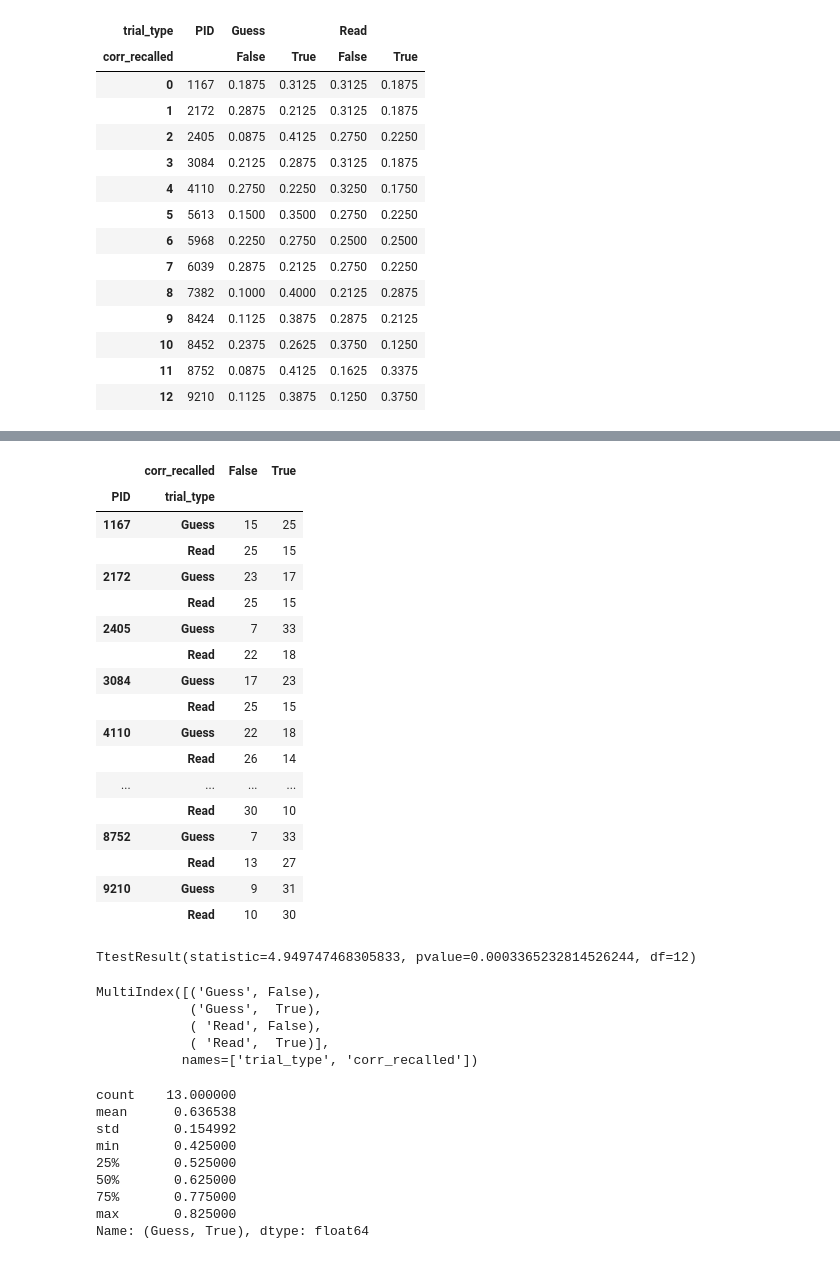
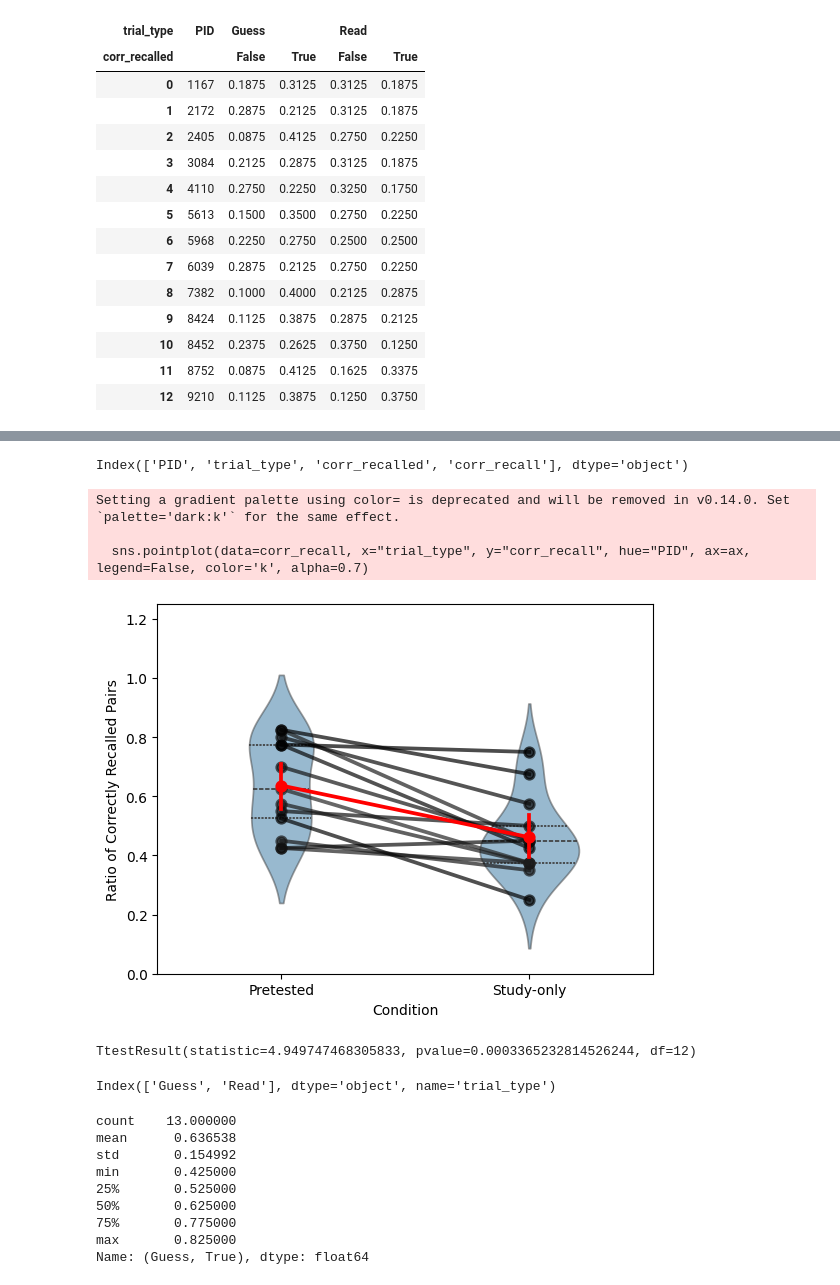
Before and after one commit to zs-nemecz/Guess_fMRI, a Jupyter notebook: behavioral_data_analysis.ipynb, the cells around one changed output, grey strips where cells are left out. Drawn from its saved outputs; the diff is of its cells as text; code cells hidden in the pictures.

```diff
--- a/behavioral_data_analysis.ipynb
+++ b/behavioral_data_analysis.ipynb
@@ -169,7 +216,10 @@ corr_recall_sum
 | 11 | 8752 | 0.0875 | 0.4125 | 0.1625 | 0.3375 |
 | 12 | 9210 | 0.1125 | 0.3875 | 0.1250 | 0.3750 |
 # %%
-corr_recall_sum = pd.crosstab(index=recall['PID'], columns = [recall['corr_recalled'], recall['trial_type']])#.reset_index()
-#corr_recall_sum['Guess'] = corr_recall_sum['Guess'] / 40
-#corr_recall_sum['Read'] = corr_recall_sum['Read'] / 40
-corr_recall_sum
+corr_recall_sum = pd.crosstab(index=recall['PID'], columns = [recall['trial_type'], recall['corr_recalled']])#.reset_index()
+corr_recall_sum['Guess'] = corr_recall_sum['Guess'] / 40
+corr_recall_sum['Read'] = corr_recall_sum['Read'] / 40
+#corr_recall_sum = corr_recall_sum.stack()
+corr_recall = corr_recall_sum.stack([0,1], future_stack=True).reset_index()
+corr_recall.rename(columns = {0:"corr_recall"}, inplace=True)
+corr_recall = corr_recall[corr_recall["corr_recalled"]==True]
@@ -193,24 +226,23 @@ corr_recall_sum
-# %%
-corr_recall_sum.stack()#.melt(id_vars="index")
-# %% [output]
-|  | corr_recalled | False | True |
-| PID | trial_type |  |  |
-| 1167 | Guess | 15 | 25 |
-|  | Read | 25 | 15 |
-| 2172 | Guess | 23 | 17 |
-|  | Read | 25 | 15 |
-| 2405 | Guess | 7 | 33 |
-|  | Read | 22 | 18 |
-| 3084 | Guess | 17 | 23 |
-|  | Read | 25 | 15 |
-| 4110 | Guess | 22 | 18 |
-|  | Read | 26 | 14 |
-| ... | ... | ... | ... |
-|  | Read | 30 | 10 |
-| 8752 | Guess | 7 | 33 |
-|  | Read | 13 | 27 |
-| 9210 | Guess | 9 | 31 |
-|  | Read | 10 | 30 |
+# %%
+corr_recall.columns
+# %% [output]
+Index(['PID', 'trial_type', 'corr_recalled', 'corr_recall'], dtype='object')
+# %%
+fig, ax = plt.subplots()
+#sns.lineplot(data=corr_recall, x="trial_type", y="corr_recall", hue="PID", ax=ax, legend=False)
+sns.violinplot(data=corr_recall, x="trial_type", y="corr_recall", ax=ax, alpha=0.5, inner="quart", gap=0.5)
+sns.pointplot(data=corr_recall, x="trial_type", y="corr_recall", hue="PID", ax=ax, legend=False, color='k', alpha=0.7)
+sns.pointplot(data=corr_recall, x="trial_type", y="corr_recall", units="PID", ax=ax, legend=False, color='r')
+ax.set_ylim(0,1.25)
+ax.set_ylabel("Ratio of Correctly Recalled Pairs")
+ax.set_xlabel("Condition")
+ax.set_xticklabels(["Pretested", "Study-only"])
+fig.savefig("CorrRecall_ratio.png")
+# %% [output]
+Setting a gradient palette using color= is deprecated and will be removed in v0.14.0. Set `palette='dark:k'` for the same effect.
+
+  sns.pointplot(data=corr_recall, x="trial_type", y="corr_recall", hue="PID", ax=ax, legend=False, color='k', alpha=0.7)
+[figure, added]
 # %%
 scp.ttest_rel(corr_recall_sum['Guess'][True], corr_recall_sum['Read'][True])
 # %% [output]
@@ -218,11 +250,7 @@ TtestResult(statistic=4.949747468305833, pvalue=0.0003365232814526244, df=12)
 # %%
 corr_recall_sum.columns
 # %% [output]
-MultiIndex([('Guess', False),
-            ('Guess',  True),
-            ( 'Read', False),
-            ( 'Read',  True)],
-           names=['trial_type', 'corr_recalled'])
+Index(['Guess', 'Read'], dtype='object', name='trial_type')
 # %%
 corr_recall_sum[('Guess', True)].describe()
 # %% [output]
```
Also changed, not shown: parts of 5 cells of this notebook.
